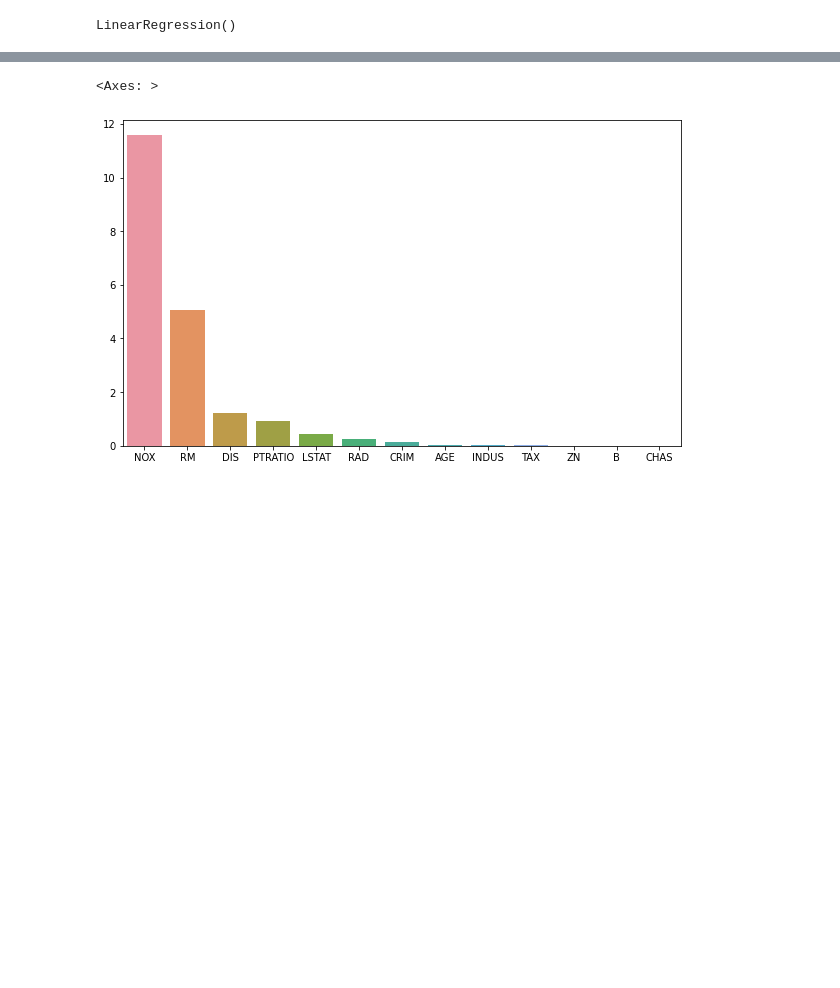
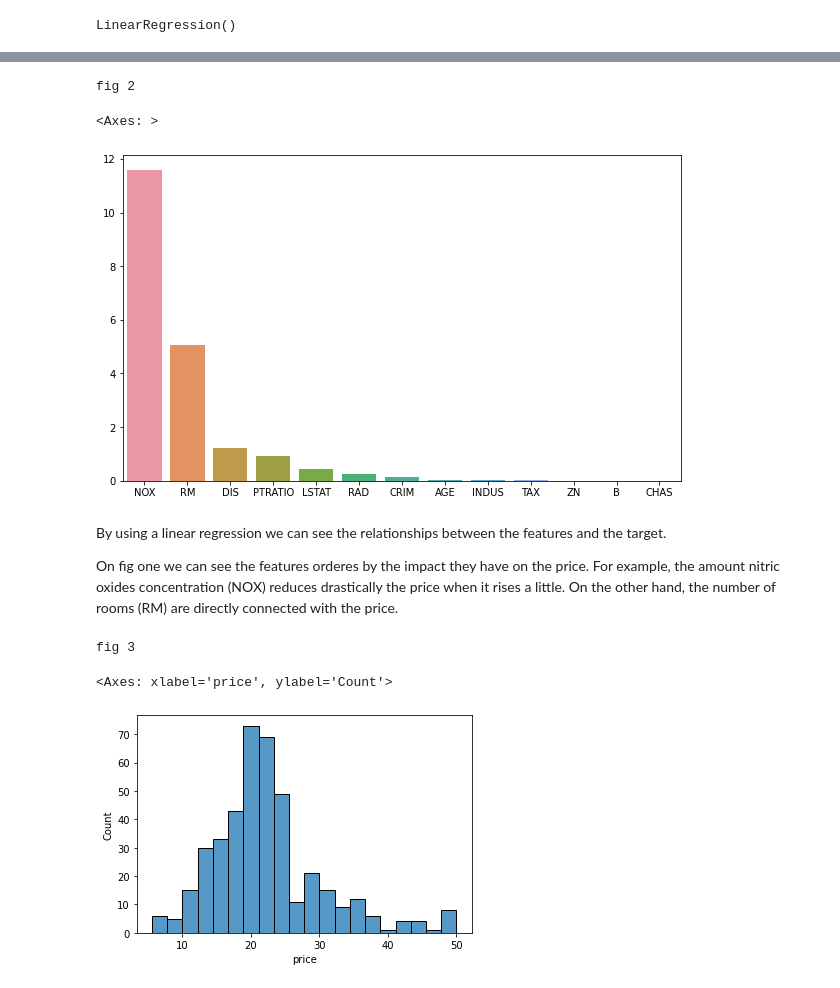
Before and after one commit to Esk1z0/bostonhousepricinganalysis, a Jupyter notebook: housePricingAnalisys.ipynb, the cells around one changed output, grey strips where cells are left out. Drawn from its saved outputs; the diff is of its cells as text; code cells hidden in the pictures; blank space fills up the shorter version.

Commit message:
histograms added to visualize distributions

```diff
--- a/housePricingAnalisys.ipynb
+++ b/housePricingAnalisys.ipynb
@@ -157,7 +161,23 @@ sns.barplot(x=nombres, y=values)
 [figure]
 # %%
+print("fig 2")
+
 plt.figure(figsize=(10, 6))
 sns.barplot(x=nombres, y=abs_values)
 # %% [output]
-<Axes: >
+fig 2
+<Axes: >
 [figure]
+# %% [markdown]
+By using a linear regression we can see the relationships between the features and the target.
+
+On fig one we can see the features orderes by the impact they have on the price. For example, the
+amount nitric oxides concentration (NOX) reduces drastically the price when it rises a little.
+On the other hand, the number of rooms (RM) are directly connected with the price.
+# %%
+print("fig 3")
+sns.histplot(data=df_filtered.price, bins=20)
+# %% [output]
+fig 3
+<Axes: xlabel='price', ylabel='Count'>
+[figure, added]
```
Also changed, not shown: parts of 9 cells of this notebook.
